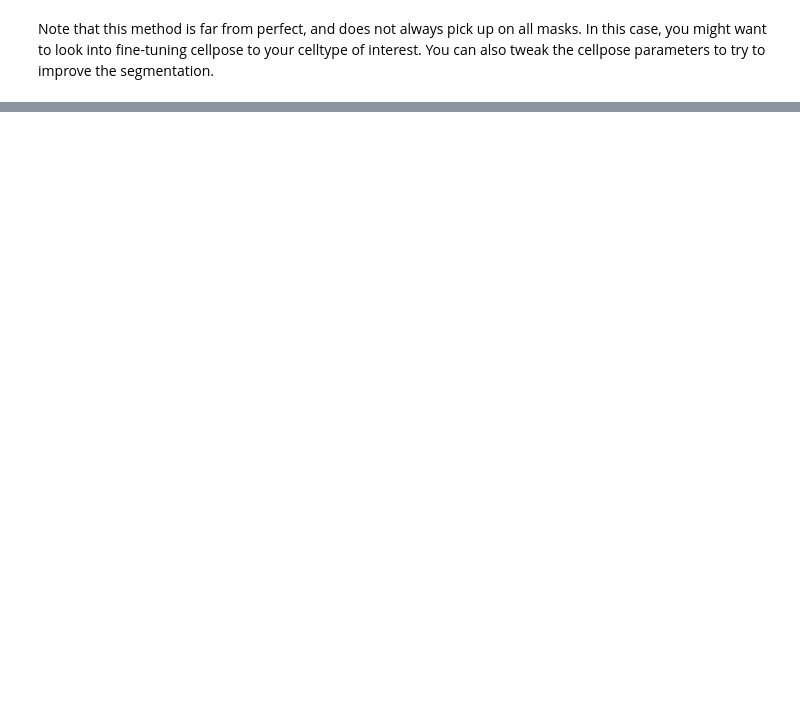
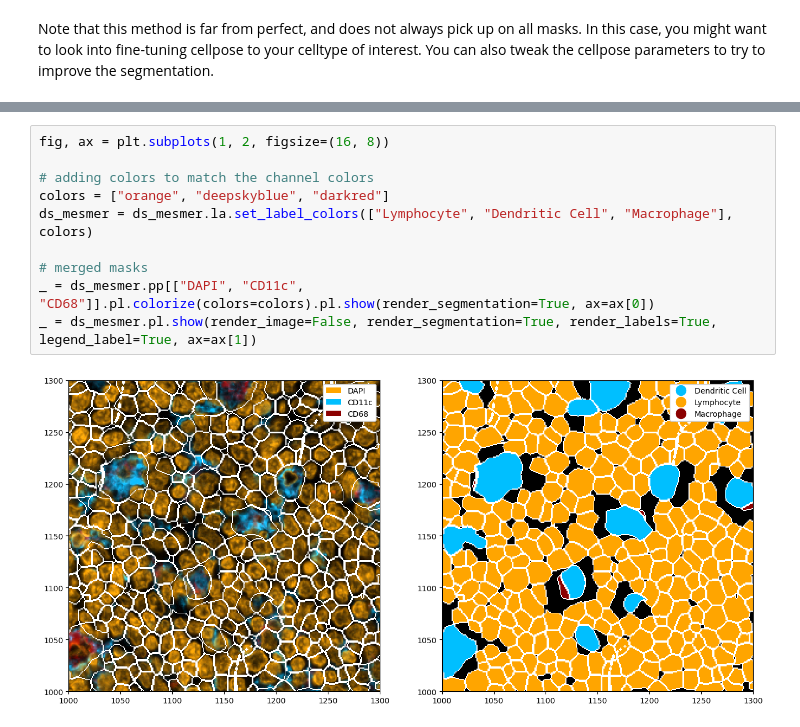
Before and after one commit to sagar87/spatialproteomics, a Jupyter notebook: docs/notebooks/Segmentation.ipynb, the cells around one changed output, grey strips where cells are left out. Drawn from its saved outputs; the diff is of its cells as text; blank space fills up the shorter version.

```diff
--- a/docs/notebooks/Segmentation.ipynb
+++ b/docs/notebooks/Segmentation.ipynb
@@ -270,0 +460,12 @@ Note that this method is far from perfect, and does not always pick up on all ma
+# %%
+fig, ax = plt.subplots(1, 2, figsize=(16, 8))
+
+# adding colors to match the channel colors
+colors = ["orange", "deepskyblue", "darkred"]
+ds_mesmer = ds_mesmer.la.set_label_colors(["Lymphocyte", "Dendritic Cell", "Macrophage"], colors)
+
+# merged masks
+_ = ds_mesmer.pp[["DAPI", "CD11c", "CD68"]].pl.colorize(colors=colors).pl.show(render_segmentation=True, ax=ax[0])
+_ = ds_mesmer.pl.show(render_image=False, render_segmentation=True, render_labels=True, legend_label=True, ax=ax[1])
+# %% [output]
+[figure, added]
```
Also changed, not shown: parts of 24 cells of this notebook, 1 other file.
